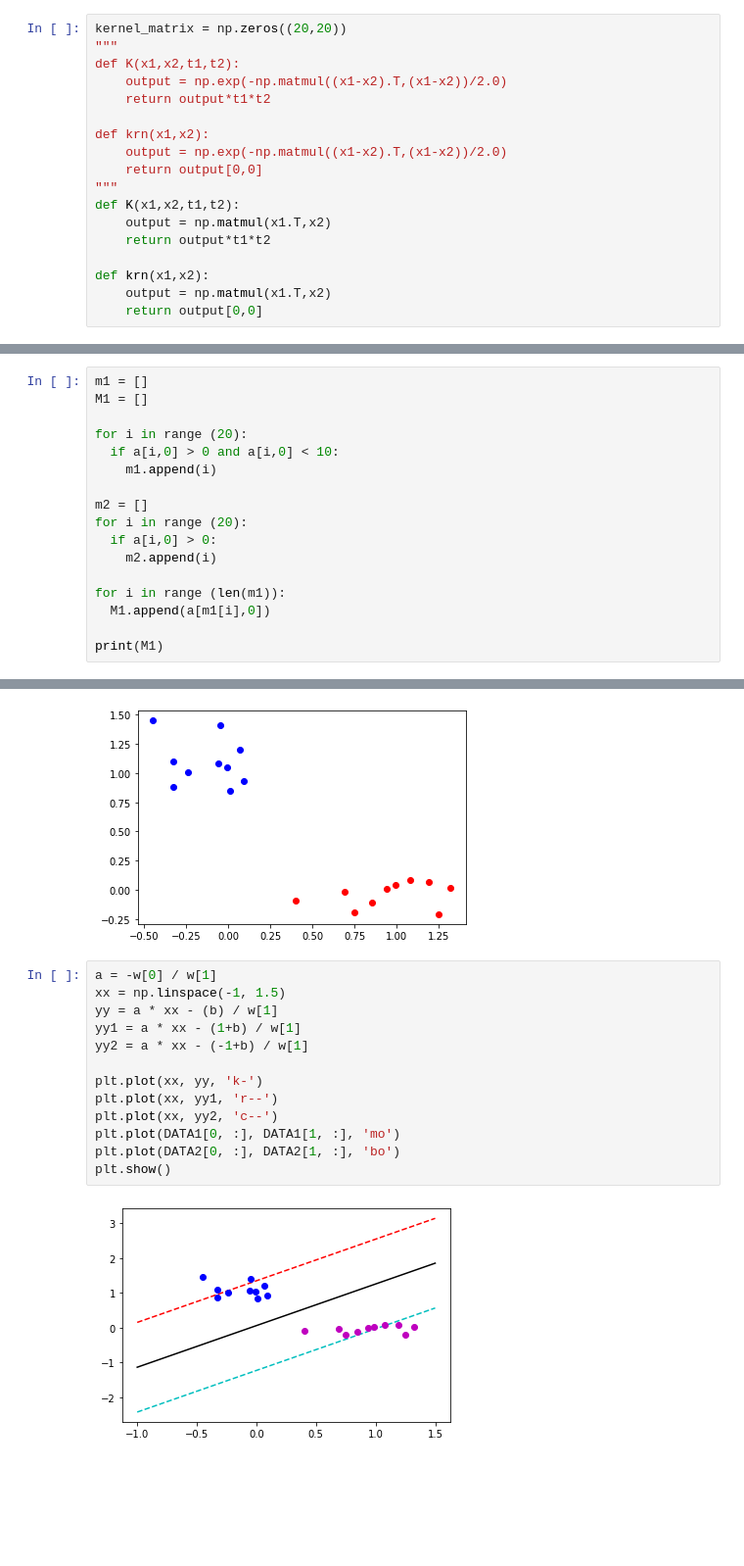
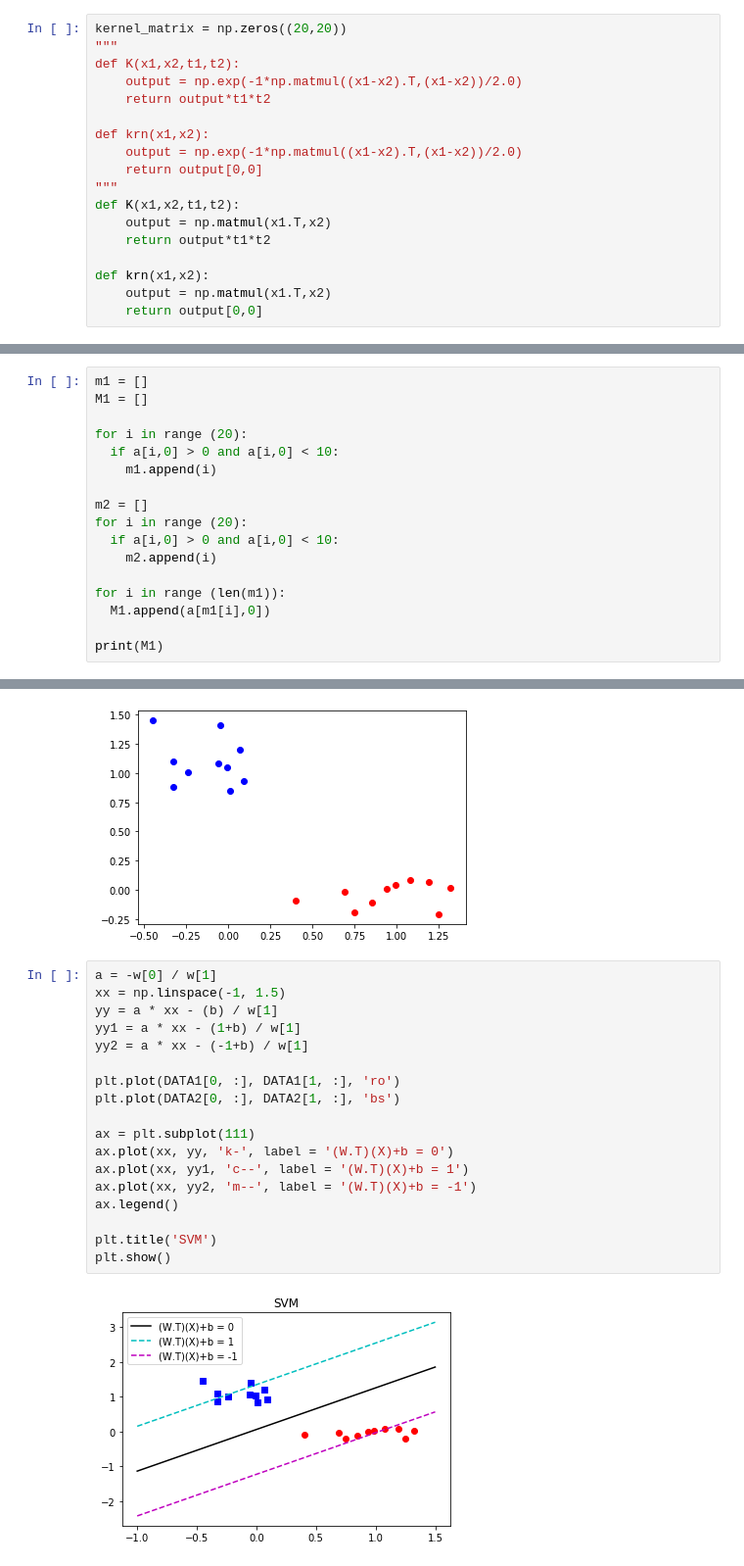
Before and after one commit to gnitish18/Pattern_Recognition-SVM, a Jupyter notebook: SourceCode.ipynb, the cells around one changed output, grey strips where cells are left out. Shown at 98% size. Cells and saved outputs as stored; diff of their text form; blank space fills up the shorter version.

```diff
--- a/SourceCode.ipynb
+++ b/SourceCode.ipynb
@@ -17,11 +18,11 @@ t = t.reshape(-1, 20)
 kernel_matrix = np.zeros((20,20))
 """
 def K(x1,x2,t1,t2):
-    output = np.exp(-np.matmul((x1-x2).T,(x1-x2))/2.0)
+    output = np.exp(-1*np.matmul((x1-x2).T,(x1-x2))/2.0)
     return output*t1*t2
 
 def krn(x1,x2):
-    output = np.exp(-np.matmul((x1-x2).T,(x1-x2))/2.0)
+    output = np.exp(-1*np.matmul((x1-x2).T,(x1-x2))/2.0)
     return output[0,0]
 """
 def K(x1,x2,t1,t2):
@@ -55,7 +56,7 @@ for i in range (20):
 
 m2 = []
 for i in range (20):
-  if a[i,0] > 0:
+  if a[i,0] > 0 and a[i,0] < 10:
     m2.append(i)
 
 for i in range (len(m1)):
@@ -99,15 +100,20 @@ plt.show()
 # %%
 a = -w[0] / w[1]
 xx = np.linspace(-1, 1.5)
 yy = a * xx - (b) / w[1]
 yy1 = a * xx - (1+b) / w[1]
 yy2 = a * xx - (-1+b) / w[1]
 
-plt.plot(xx, yy, 'k-')
-plt.plot(xx, yy1, 'r--')
-plt.plot(xx, yy2, 'c--')
-plt.plot(DATA1[0, :], DATA1[1, :], 'mo')
-plt.plot(DATA2[0, :], DATA2[1, :], 'bo')
+plt.plot(DATA1[0, :], DATA1[1, :], 'ro')
+plt.plot(DATA2[0, :], DATA2[1, :], 'bs')
+
+ax = plt.subplot(111)
+ax.plot(xx, yy, 'k-', label = '(W.T)(X)+b = 0')
+ax.plot(xx, yy1, 'c--', label = '(W.T)(X)+b = 1')
+ax.plot(xx, yy2, 'm--', label = '(W.T)(X)+b = -1')
+ax.legend()
+
+plt.title('SVM')
 plt.show()
 # %% [output]
-[figure, old version]
+[figure, new version]
```
Also changed, not shown: parts of 3 cells of this notebook.
